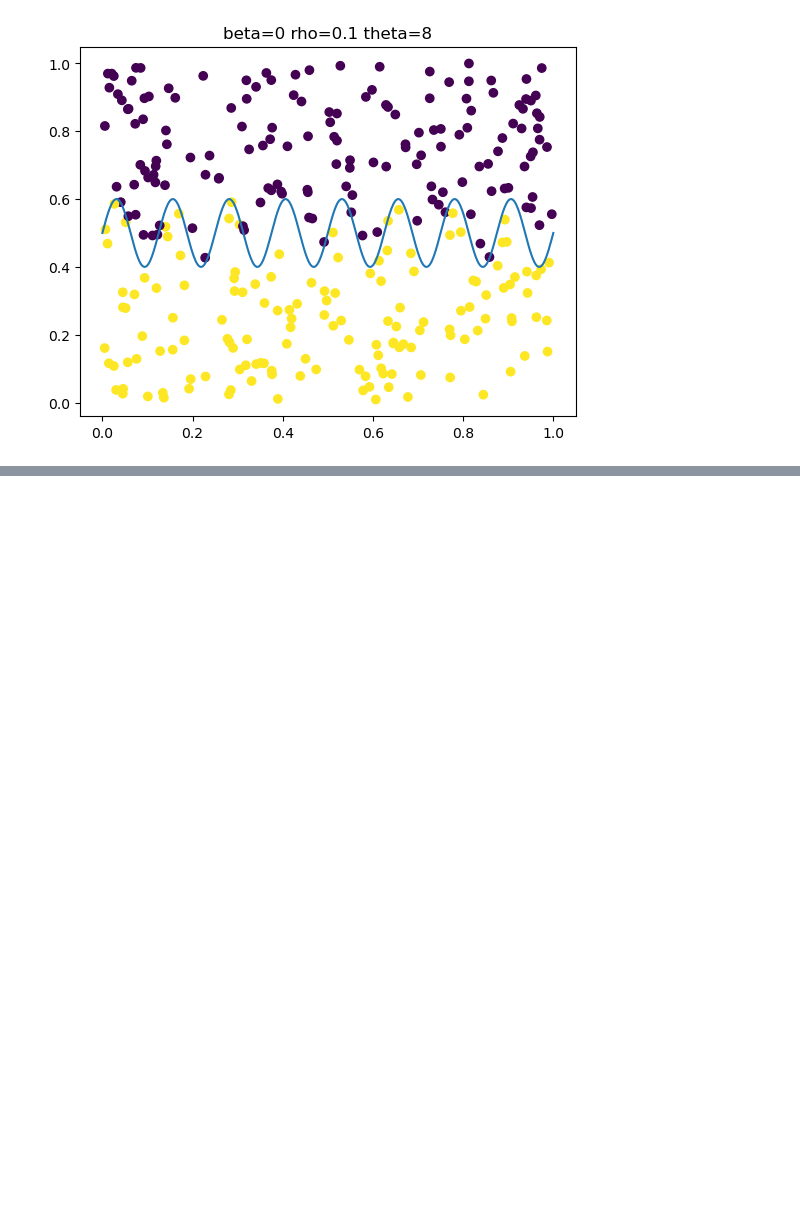
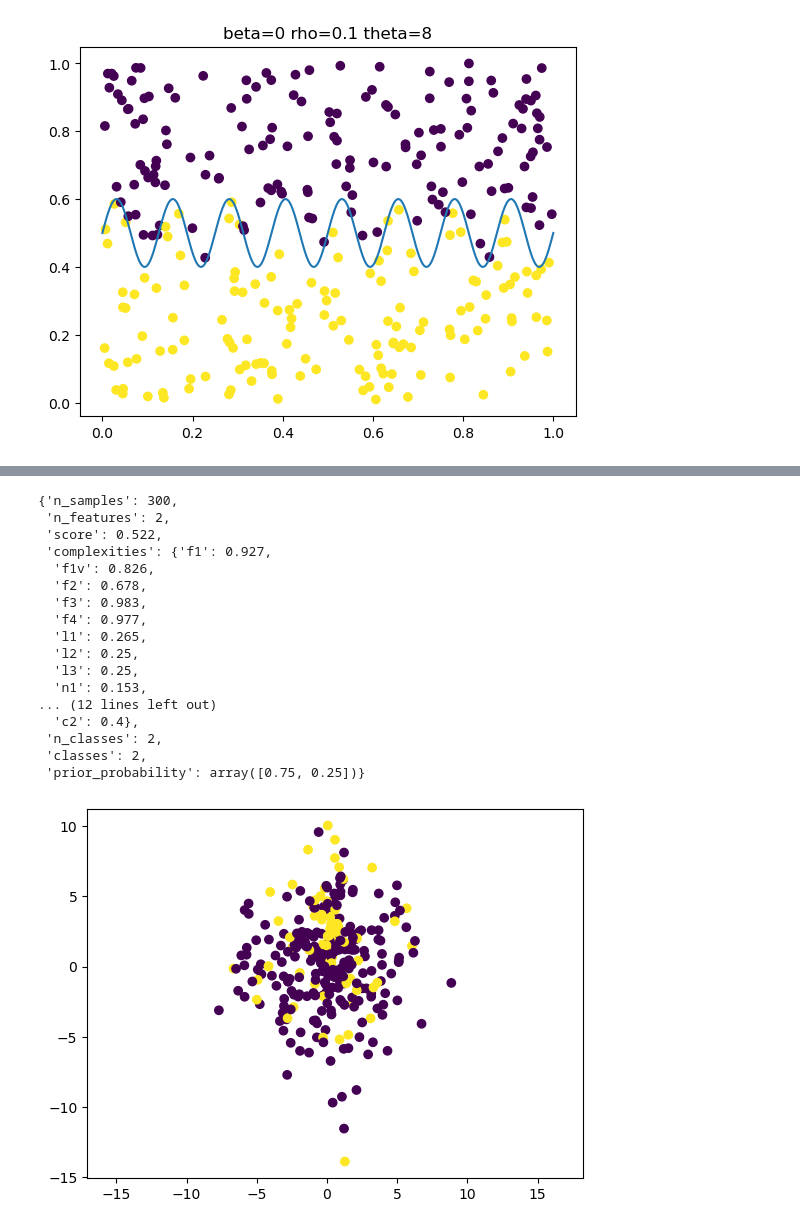
Before and after one commit to antoniobelotti/budget-svm, a Jupyter notebook: plot_datasets.ipynb, the cells around one changed output, grey strips where cells are left out. Drawn from its saved outputs; the diff is of its cells as text; code cells hidden in the pictures; blank space fills up the shorter version.

```diff
--- a/plot_datasets.ipynb
+++ b/plot_datasets.ipynb
@@ -90,0 +216,35 @@ from budgetsvm.kernel import GaussianKernel
+# %%
+import problexity as px
+
+X, y = get_pacman_dataset(n=300, a=2, r=.5, p=3)
+plt.scatter(*X.T, c=y)
+plt.axis("equal")
+
+y[y == -1] = 0
+cc = px.ComplexityCalculator()
+cc.fit(X, y)
+
+
+fig = plt.figure(figsize=(7, 7))
+cc.plot(fig, (1, 1, 1))
+
+cc.report()
+# %% [output]
+{'n_samples': 300,
+ 'n_features': 2,
+ 'score': 0.522,
+ 'complexities': {'f1': 0.927,
+  'f1v': 0.826,
+  'f2': 0.678,
+  'f3': 0.983,
+  'f4': 0.977,
+  'l1': 0.265,
+  'l2': 0.25,
+  'l3': 0.25,
+  'n1': 0.153,
+... (12 lines left out)
+  'c2': 0.4},
+ 'n_classes': 2,
+ 'classes': 2,
+ 'prior_probability': array([0.75, 0.25])}
+[figure, added]
```
Also changed, not shown: parts of 10 cells of this notebook, 1 other file.
